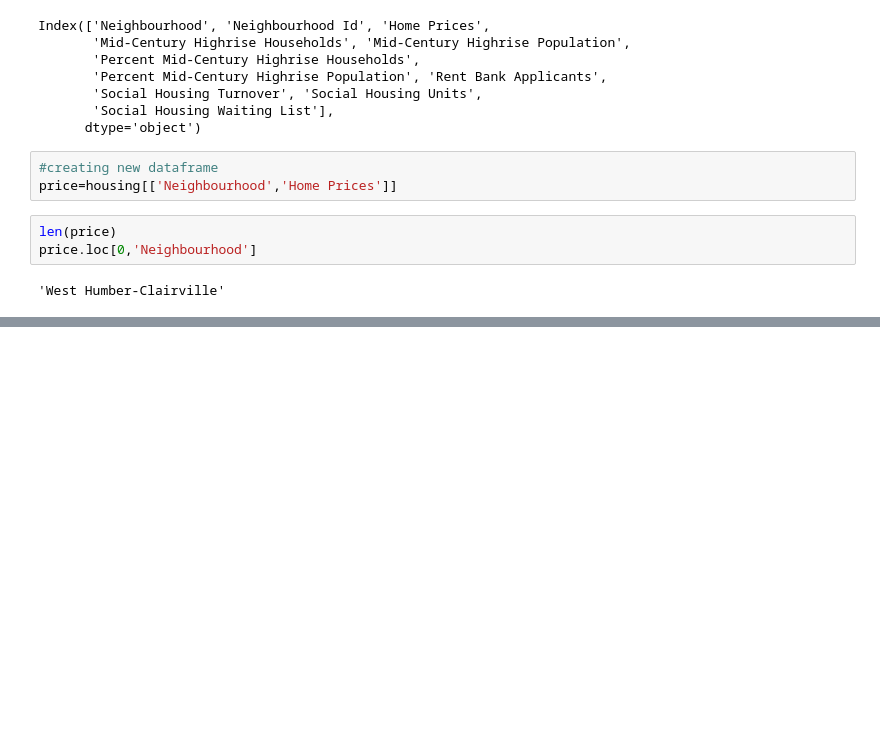
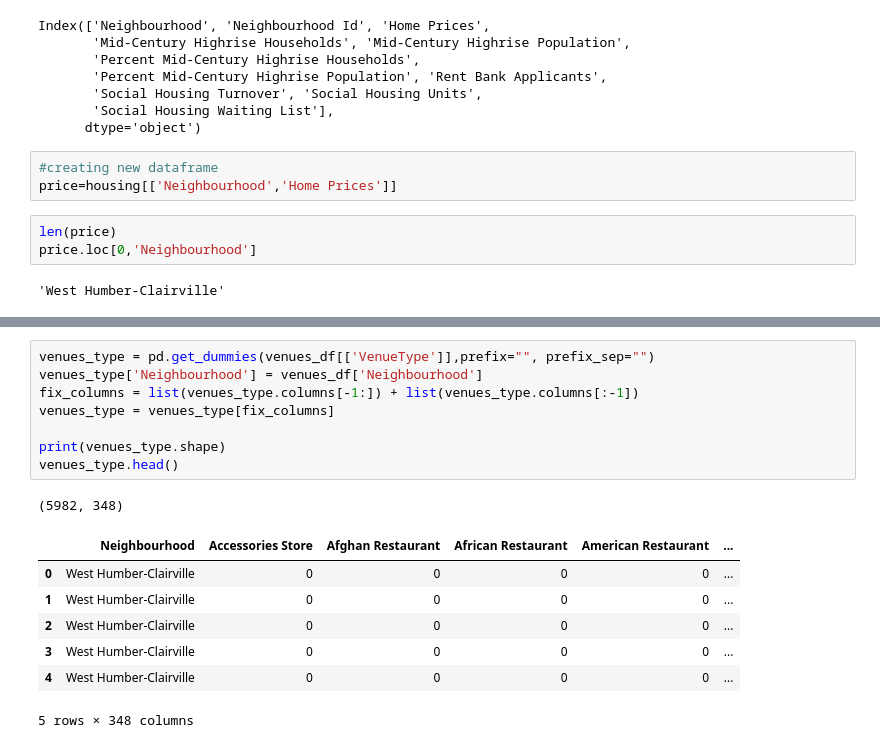
Before and after one commit to Xusen-19/IBM_Data_Science_Capstone_Project, a Jupyter notebook: Capstone_project_notebook.ipynb, the cells around one changed output, grey strips where cells are left out. Cells and saved outputs as stored; diff of their text form; blank space fills up the shorter version.

```diff
--- a/Capstone_project_notebook.ipynb
+++ b/Capstone_project_notebook.ipynb
@@ -125,0 +243,17 @@ price.head()
+# %%
+venues_type = pd.get_dummies(venues_df[['VenueType']],prefix="", prefix_sep="")
+venues_type['Neighbourhood'] = venues_df['Neighbourhood']
+fix_columns = list(venues_type.columns[-1:]) + list(venues_type.columns[:-1])
+venues_type = venues_type[fix_columns]
+
+print(venues_type.shape)
+venues_type.head()
+# %% [output]
+(5982, 348)
+|  | Neighbourhood | Accessories Store | Afghan Restaurant | African Restaurant | American Restaurant | ... |
+| 0 | West Humber-Clairville | 0 | 0 | 0 | 0 | ... |
+| 1 | West Humber-Clairville | 0 | 0 | 0 | 0 | ... |
+| 2 | West Humber-Clairville | 0 | 0 | 0 | 0 | ... |
+| 3 | West Humber-Clairville | 0 | 0 | 0 | 0 | ... |
+| 4 | West Humber-Clairville | 0 | 0 | 0 | 0 | ... |
+5 rows × 348 columns
```
Also changed, not shown: parts of 28 cells of this notebook.
